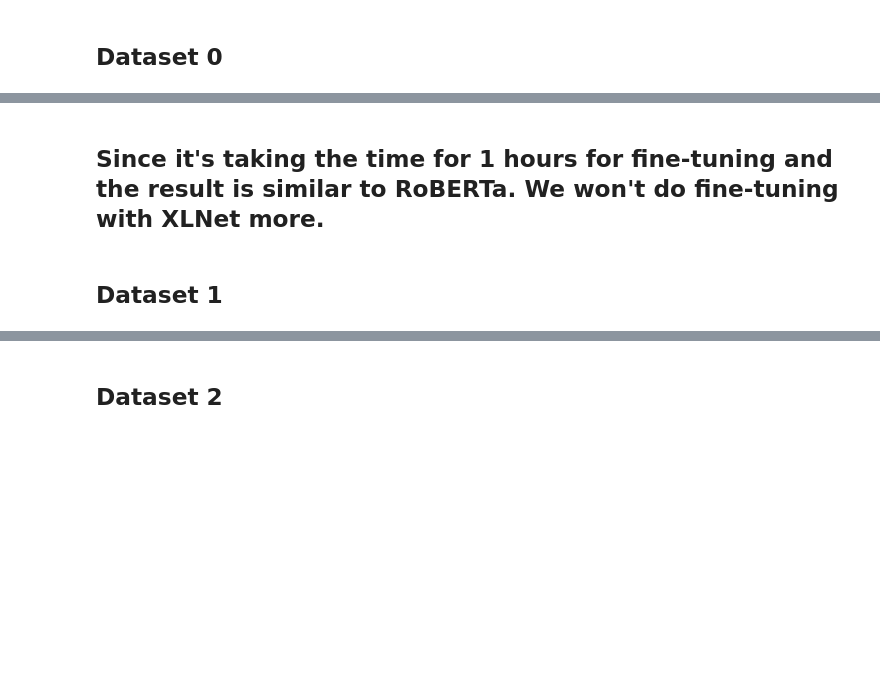
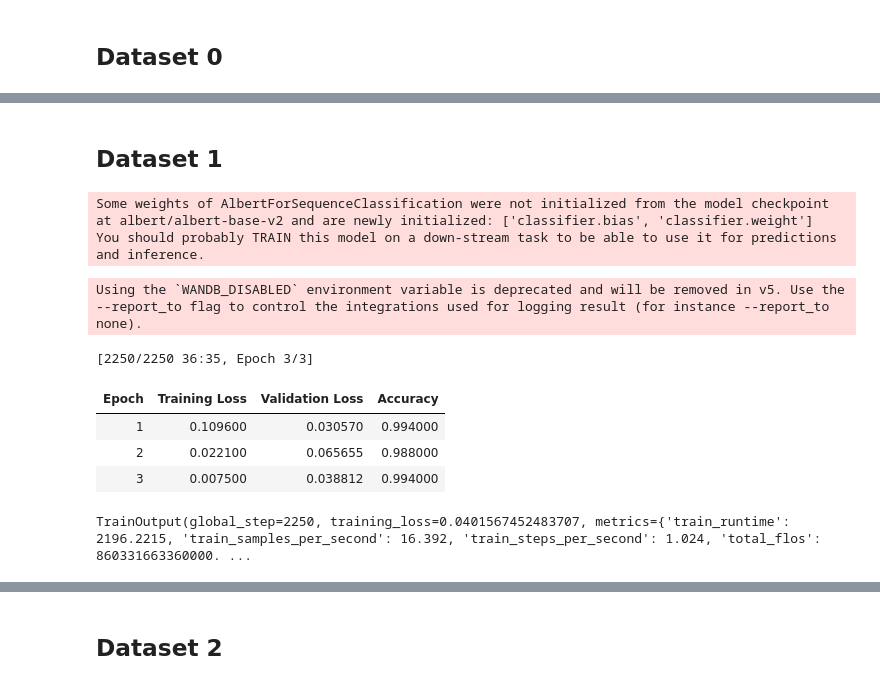
Before and after one commit to Sirapop12345/sp, a Jupyter notebook: notebook5ab12a55f4.ipynb, the cells around one changed output, grey strips where cells are left out. Cells and saved outputs as stored; diff of their text form; code cells hidden in the pictures; blank space fills up the shorter version.

```diff
--- a/notebook5ab12a55f4.ipynb
+++ b/notebook5ab12a55f4.ipynb
@@ -2355,4 +1763,10 @@ weighted avg       0.99      0.99      0.99      1500
-# %% [markdown]
-## Since it's taking the time for 1 hours for fine-tuning and the result is similar to RoBERTa. We won't do fine-tuning with XLNet more.
 # %% [markdown]
 ## Dataset 1
+# %%
+from transformers import AutoTokenizer, AlbertForSequenceClassification
+
+tokenizer = AutoTokenizer.from_pretrained("albert/albert-base-v2")
+model = AlbertForSequenceClassification.from_pretrained("albert/albert-base-v2",num_labels = 2)
+# %% [output]
+Some weights of AlbertForSequenceClassification were not initialized from the model checkpoint at albert/albert-base-v2 and are newly initialized: ['classifier.bias', 'classifier.weight']
+You should probably TRAIN this model on a down-stream task to be able to use it for predictions and inference.
@@ -2359,41 +1775,34 @@ weighted avg       0.99      0.99      0.99      1500
 # %%
-from transformers import AdamW,EarlyStoppingCallback,TrainerCallback,get_linear_schedule_with_warmup
-
-# Freeze all layers except for pre_classifier, classifier, and FFN layers
-for name, param in model.named_parameters():
-    if not any(substring in name for substring in ['pre_classifier', 'classifier', 'transformer']):
-        param.requires_grad = False
-
-# Ensure that the pre_classifier, classifier, and FFN layers are unfrozen
-for name, param in model.named_parameters():
-    if any(substring in name for substring in ['pre_classifier', 'classifier', 'transformer']):
-        param.requires_grad = True
-
 training_args = TrainingArguments(
     eval_strategy="epoch",
     output_dir="./results",
     learning_rate=2e-5,
-    per_device_train_batch_size=32,
-    per_device_eval_batch_size=32,
+    per_device_train_batch_size=16,
+    per_device_eval_batch_size=16,
     num_train_epochs=3,
     weight_decay=0.01,
-    logging_dir='./logs',
-    save_strategy="steps",
-    save_steps = 1000,
 )
 
 # Initialize Trainer
 trainer = Trainer(
     model=model,
     args=training_args,
     train_dataset=train_df1_dataset,
     eval_dataset=val_df1_dataset,
     tokenizer = tokenizer,
     compute_metrics=compute_metrics,
 )
 
 # Fine-tune the model
 trainer.train()
+# %% [output]
+Using the `WANDB_DISABLED` environment variable is deprecated and will be removed in v5. Use the --report_to flag to control the integrations used for logging result (for instance --report_to none).
+[2250/2250 36:35, Epoch 3/3]
+| Epoch | Training Loss | Validation Loss | Accuracy |
+| 1 | 0.109600 | 0.030570 | 0.994000 |
+| 2 | 0.022100 | 0.065655 | 0.988000 |
+| 3 | 0.007500 | 0.038812 | 0.994000 |
+TrainOutput(global_step=2250, training_loss=0.0401567452483707, metrics={'train_runtime': 2196.2215, 'train_samples_per_second': 16.392, 'train_steps_per_second': 1.024, 'total_flos': 860331663360000. ...
 # %%
 from torch.utils.data import DataLoader
 
```
Also changed, not shown: parts of 66 cells of this notebook.
